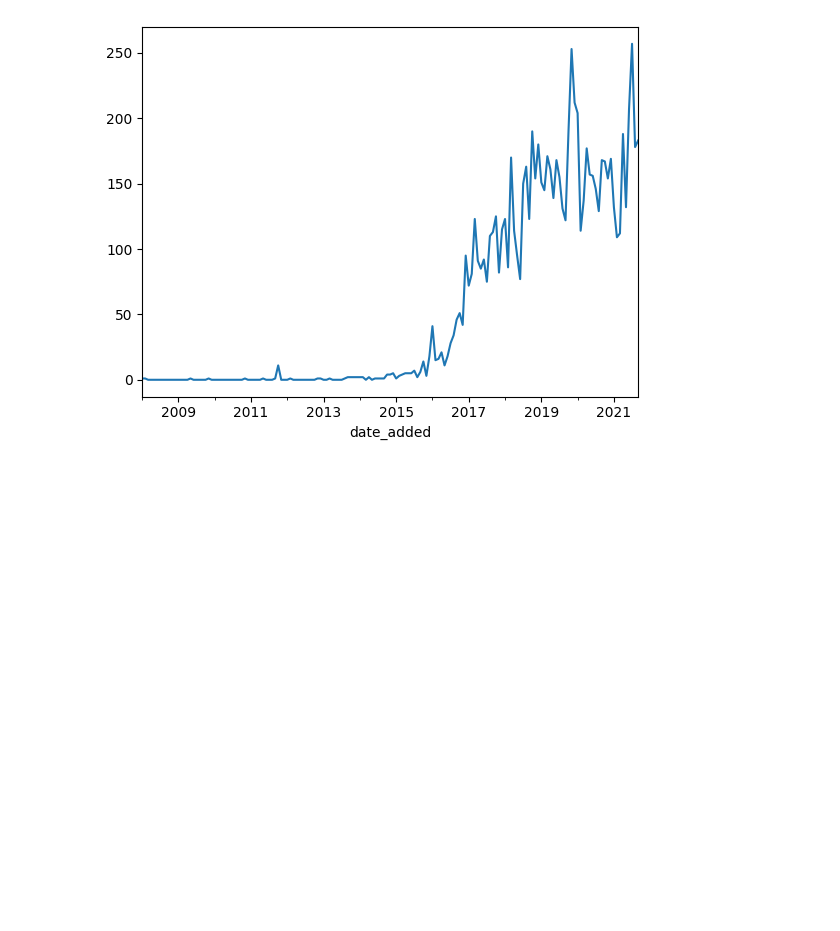
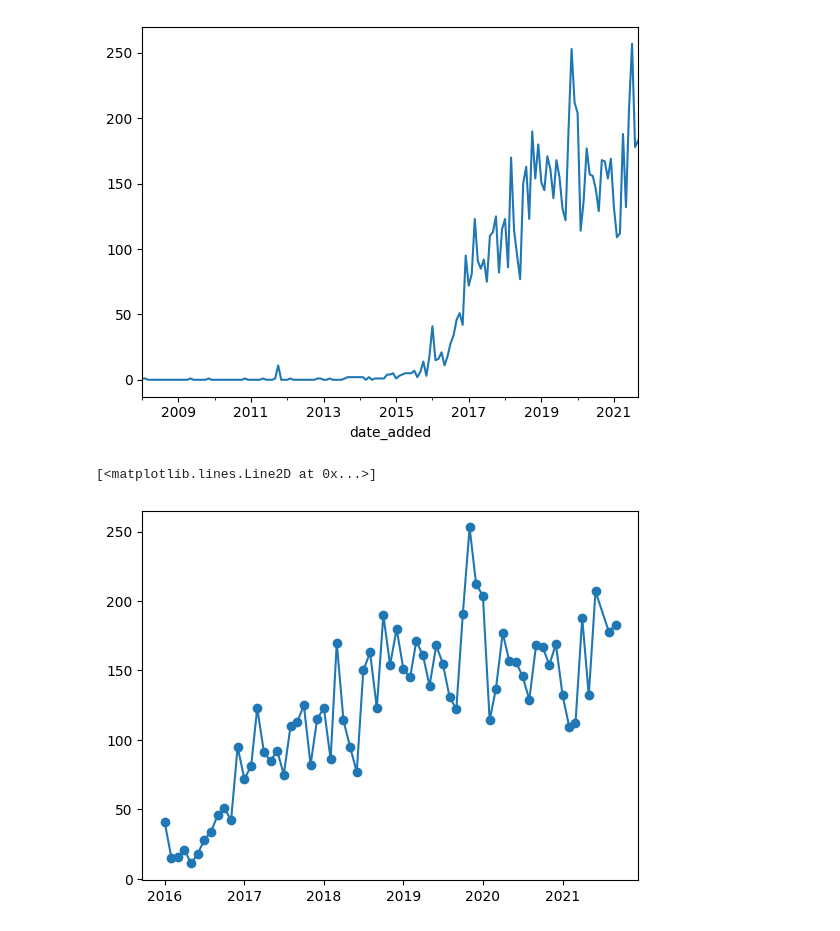
Before and after one commit to danielrferreira/classes, a Jupyter notebook: ASN/Séries Temporais/01 - Criando Séries Temporais.ipynb, the cells around one changed output. Cells and saved outputs as stored; diff of their text form; code cells hidden in the pictures; blank space fills up the shorter version.

```diff
--- a/ASN/Séries Temporais/01 - Criando Séries Temporais.ipynb
+++ b/ASN/Séries Temporais/01 - Criando Séries Temporais.ipynb
@@ -70,6 +70,8 @@ Análise dos lançamentos da Netflix:
     - Gerar o gráfico das séries temporais
 # %%
 lancamentos = df.set_index('date_added').resample('MS').size()
+# %%
+lancamentos = lancamentos.drop(lancamentos.index[-3])
 # %%
 all_months = pd.date_range(start=df['date_added'].min(), end=df['date_added'].max(), freq='MS')
 missing_months = all_months.difference(lancamentos.index)
@@ -105,4 +175,10 @@ lancamentos.plot()
 plt.show()
 # %% [output]
 [figure]
+# %%
+lancamentos = lancamentos[lancamentos.index.year >= 2016]
+plt.plot(lancamentos.index, lancamentos, marker='o', linestyle='-')
+# %% [output]
+[<matplotlib.lines.Line2D at 0x...>]
+[figure, added]
 # %%
```
Also changed, not shown: parts of 7 cells of this notebook.
